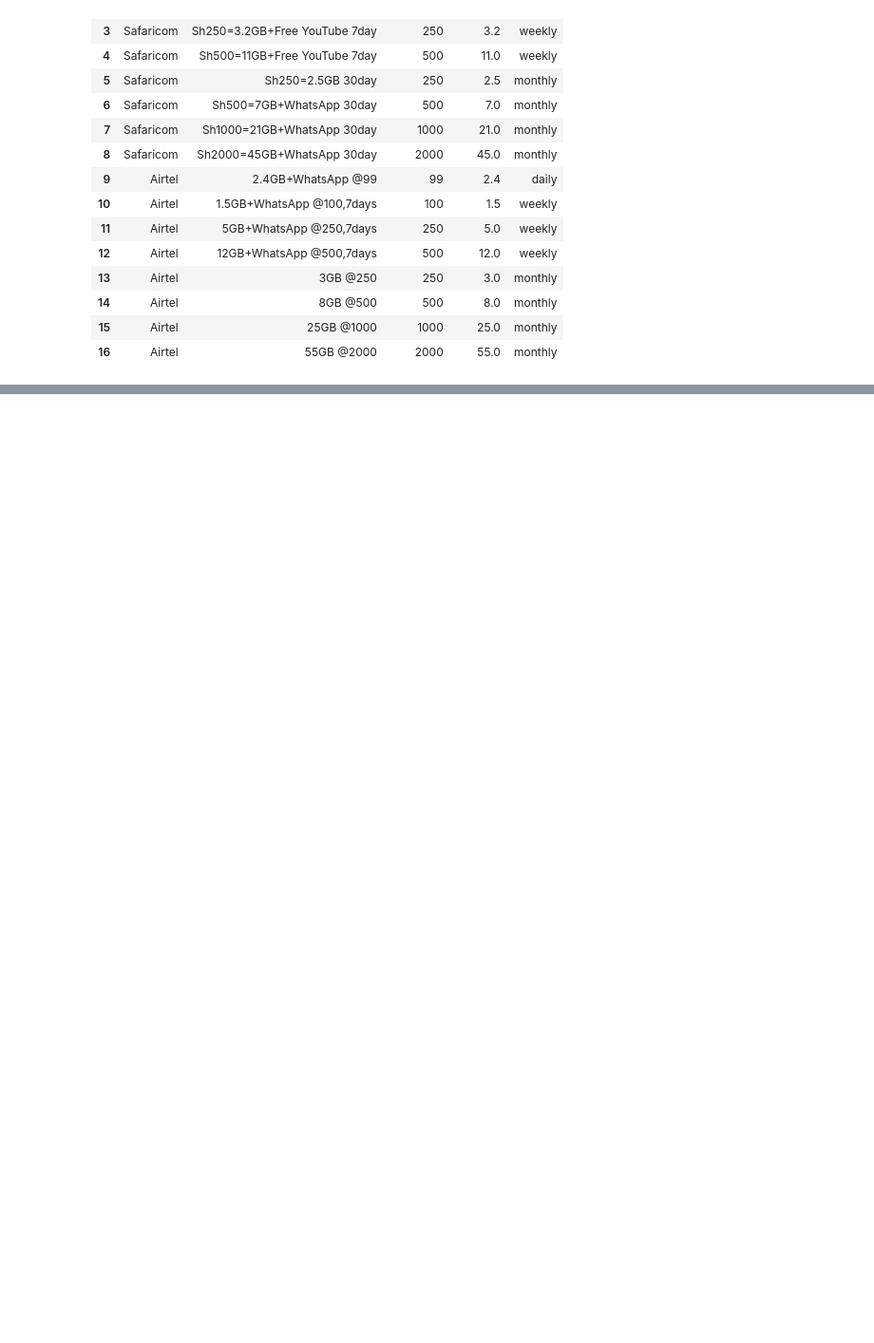
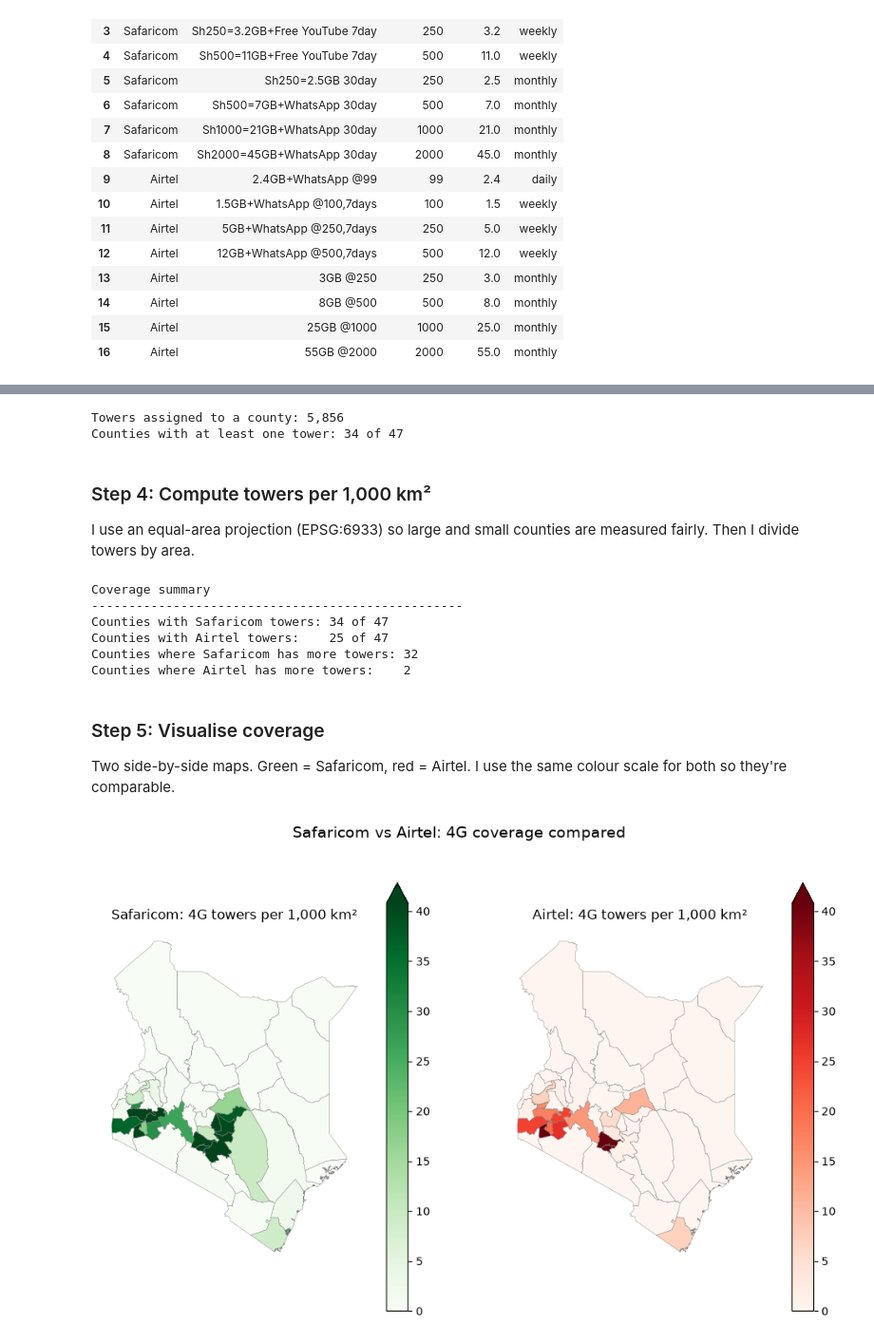
Before and after one commit to james-mutunga/PyData-Capstone-Project, a Jupyter notebook: Data-bundles.ipynb, the cells around one changed output, grey strips where cells are left out. Shown at 95% size. Drawn from its saved outputs; the diff is of its cells as text; code cells hidden in the pictures; blank space fills up the shorter version.

```diff
--- a/Data-bundles.ipynb
+++ b/Data-bundles.ipynb
@@ -109,0 +434,78 @@ Safaricom          Sh250=2.5GB 30day        250      2.5  monthly        100.00
+# %%
+# turn each tower into a point on the map
+tower_points = gpd.GeoDataFrame(
+    towers,
+    geometry=gpd.points_from_xy(towers["lon"], towers["lat"]),
+    crs="EPSG:4326",
+)
+
+# spatial join: give each tower the county it falls inside
+joined = gpd.sjoin(tower_points, counties[[county_col, "geometry"]],
+                   how="inner", predicate="within")
+
+# count towers per county, per provider
+tower_counts = joined.groupby([county_col, "provider"]).size().unstack(fill_value=0)
+tower_counts = tower_counts.reindex(counties[county_col].unique(), fill_value=0)
+tower_counts = tower_counts[["Safaricom", "Airtel"]]
+
+print(f"Towers assigned to a county: {len(joined):,}")
+print(f"Counties with at least one tower: {(tower_counts.sum(axis=1) > 0).sum()} of {len(tower_counts)}")
+# %% [output]
+Towers assigned to a county: 5,856
+Counties with at least one tower: 34 of 47
+# %% [markdown]
+### Step 4: Compute towers per 1,000 km²
+
+I use an equal-area projection (EPSG:6933) so large and small counties are measured fairly. Then I divide towers by area.
+# %%
+# area in square km, using an equal-area projection so sizes are fair
+counties["area_km2"] = counties.to_crs("EPSG:6933").area / 1_000_000
+
+# merge counties with tower counts
+coverage = counties.merge(tower_counts, left_on=county_col, right_index=True)
+
+# towers per 1,000 km² for each network
+for name in ["Safaricom", "Airtel"]:
+    coverage[f"{name}_per_1000km2"] = (coverage[name] / coverage["area_km2"] * 1000).round(2)
+
+coverage["total_towers"] = coverage["Safaricom"] + coverage["Airtel"]
+
+# summary
+print("Coverage summary")
+print("-" * 50)
+print(f"Counties with Safaricom towers: {(coverage['Safaricom'] > 0).sum()} of {len(coverage)}")
+print(f"Counties with Airtel towers:    {(coverage['Airtel'] > 0).sum()} of {len(coverage)}")
+print(f"Counties where Safaricom has more towers: {(coverage['Safaricom'] > coverage['Airtel']).sum()}")
+print(f"Counties where Airtel has more towers:    {(coverage['Airtel'] > coverage['Safaricom']).sum()}")
+# %% [output]
+Coverage summary
+--------------------------------------------------
+Counties with Safaricom towers: 34 of 47
+Counties with Airtel towers:    25 of 47
+Counties where Safaricom has more towers: 32
+Counties where Airtel has more towers:    2
+# %% [markdown]
+### Step 5: Visualise coverage
+
+Two side-by-side maps. Green = Safaricom, red = Airtel. I use the same colour scale for both so they're comparable.
+# %%
+both = pd.concat([coverage["Safaricom_per_1000km2"], coverage["Airtel_per_1000km2"]])
+top = np.percentile(both, 90)   # cap colour scale so Nairobi doesn't wash everything out
+
+fig, axes = plt.subplots(1, 2, figsize=(12, 7))
+
+coverage.plot(column="Safaricom_per_1000km2", cmap="Greens", vmin=0, vmax=top,
+              legend=True, edgecolor="grey", linewidth=0.3, ax=axes[0])
+axes[0].set_title("Safaricom: 4G towers per 1,000 km²")
+
+coverage.plot(column="Airtel_per_1000km2", cmap="Reds", vmin=0, vmax=top,
+              legend=True, edgecolor="grey", linewidth=0.3, ax=axes[1])
+axes[1].set_title("Airtel: 4G towers per 1,000 km²")
+
+for ax in axes:
+    ax.axis("off")
+
+plt.suptitle("Safaricom vs Airtel: 4G coverage compared", fontsize=14)
+plt.show()
+# %% [output]
+[figure, added]
```
Also changed, not shown: parts of 33 cells of this notebook, 8 other files.
